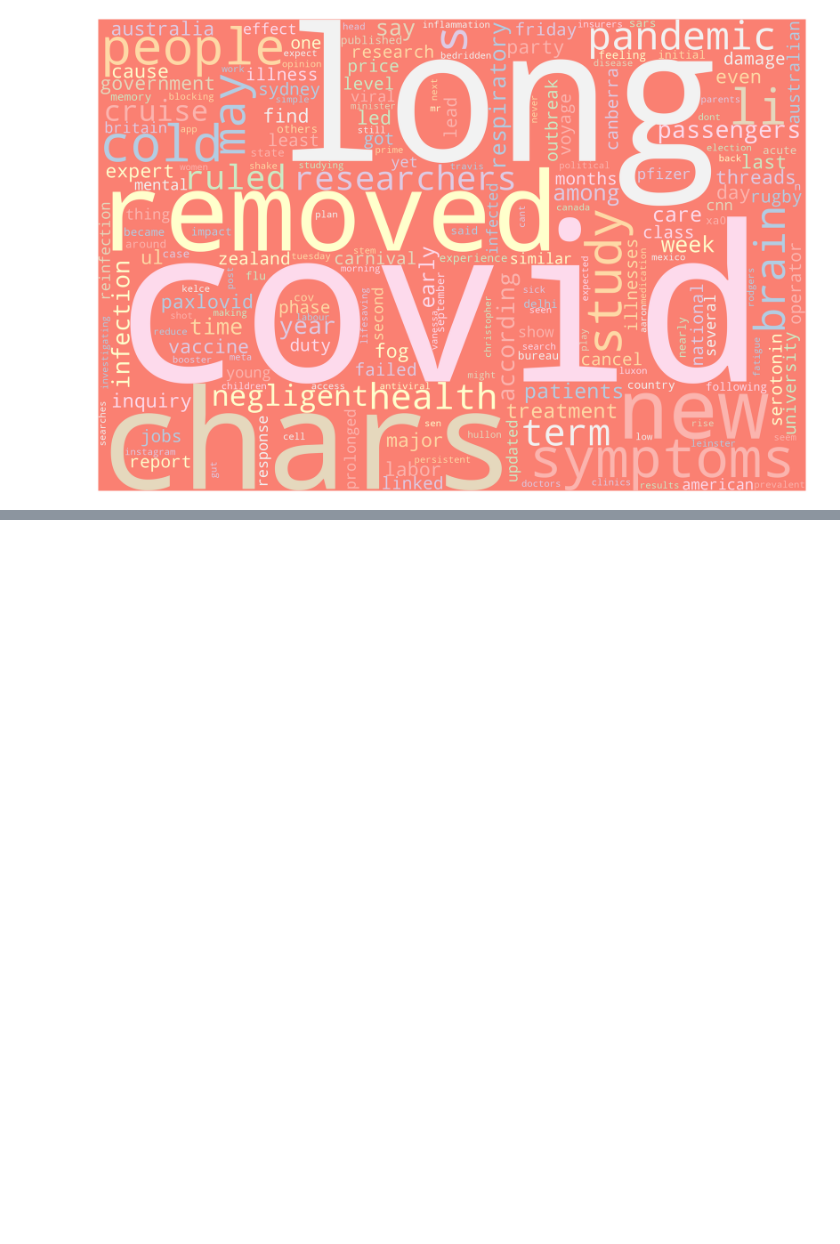
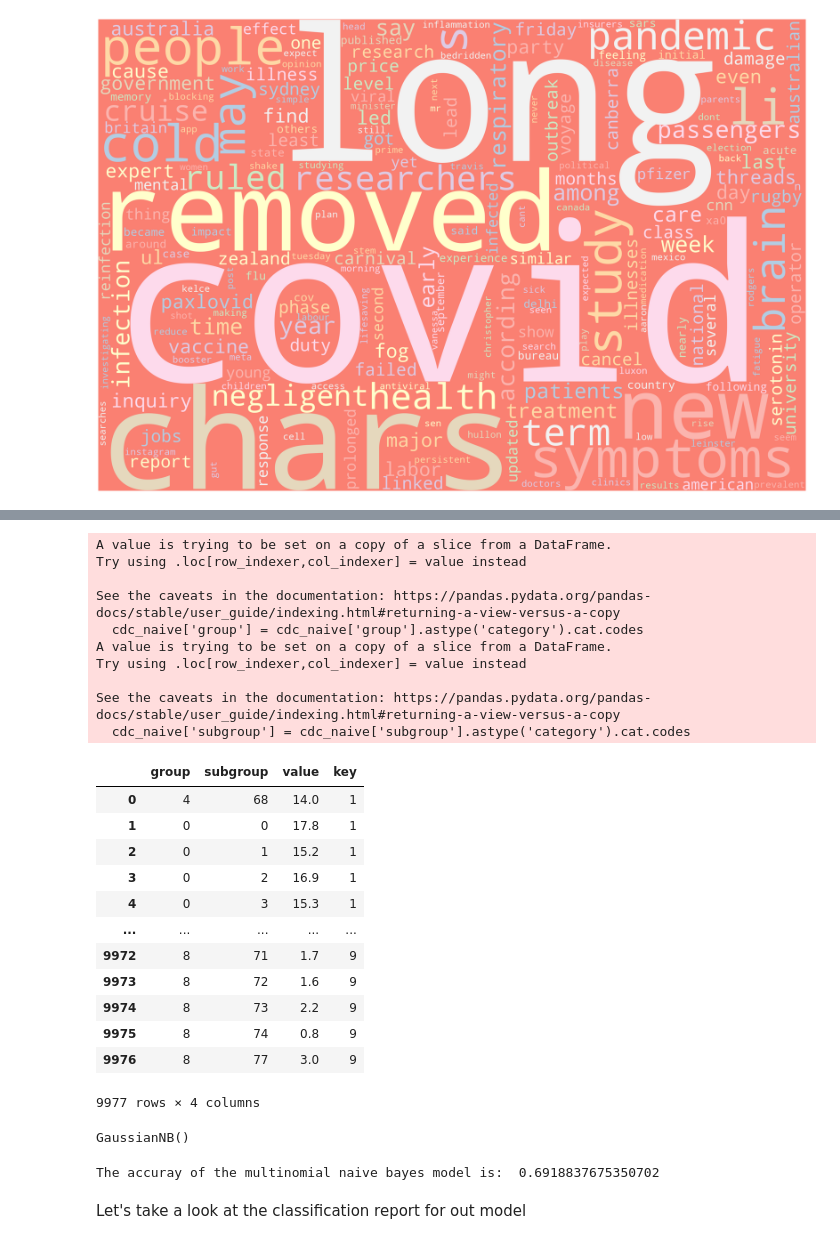
Before and after one commit to anly501/dsan-5000-project-schinthak, a Jupyter notebook: dsan-website/DSAN_5000/eda-code.ipynb, the cells around one changed output, grey strips where cells are left out. Drawn from its saved outputs; the diff is of its cells as text; code cells hidden in the pictures; blank space fills up the shorter version.

```diff
--- a/dsan-website/DSAN_5000/eda-code.ipynb
+++ b/dsan-website/DSAN_5000/eda-code.ipynb
@@ -230,0 +246,29 @@ generate_word_cloud(content)
+# %%
+#| warnings: false
+cdc_naive = cdc[['group', 'subgroup', 'value', 'key']]
+cdc_naive['group'] = cdc_naive['group'].astype('category').cat.codes
+cdc_naive['subgroup'] = cdc_naive['subgroup'].astype('category').cat.codes
+# %% [output]
+A value is trying to be set on a copy of a slice from a DataFrame.
+Try using .loc[row_indexer,col_indexer] = value instead
+
+See the caveats in the documentation: https://pandas.pydata.org/pandas-docs/stable/user_guide/indexing.html#returning-a-view-versus-a-copy
+  cdc_naive['group'] = cdc_naive['group'].astype('category').cat.codes
+A value is trying to be set on a copy of a slice from a DataFrame.
+Try using .loc[row_indexer,col_indexer] = value instead
+
+See the caveats in the documentation: https://pandas.pydata.org/pandas-docs/stable/user_guide/indexing.html#returning-a-view-versus-a-copy
+  cdc_naive['subgroup'] = cdc_naive['subgroup'].astype('category').cat.codes
+|  | group | subgroup | value | key |
+| 0 | 4 | 68 | 14.0 | 1 |
+| 1 | 0 | 0 | 17.8 | 1 |
+| 2 | 0 | 1 | 15.2 | 1 |
+| 3 | 0 | 2 | 16.9 | 1 |
+| 4 | 0 | 3 | 15.3 | 1 |
+| ... | ... | ... | ... | ... |
+| 9972 | 8 | 71 | 1.7 | 9 |
+| 9973 | 8 | 72 | 1.6 | 9 |
+| 9974 | 8 | 73 | 2.2 | 9 |
+| 9975 | 8 | 74 | 0.8 | 9 |
+| 9976 | 8 | 77 | 3.0 | 9 |
+9977 rows × 4 columns
@@ -230,0 +295,12 @@ generate_word_cloud(content)
+# %%
+classifier = GaussianNB()
+classifier.fit(X_train, y_train)
+# %% [output]
+GaussianNB()
+# %%
+y_predicted = classifier.predict(X_test)
+print("The accuray of the multinomial naive bayes model is: ", accuracy_score(y_test, y_predicted))
+# %% [output]
+The accuray of the multinomial naive bayes model is:  0.6918837675350702
+# %% [markdown]
+Let's take a look at the classification report for out model
```
Also changed, not shown: parts of 8 cells of this notebook, 2 other files.
